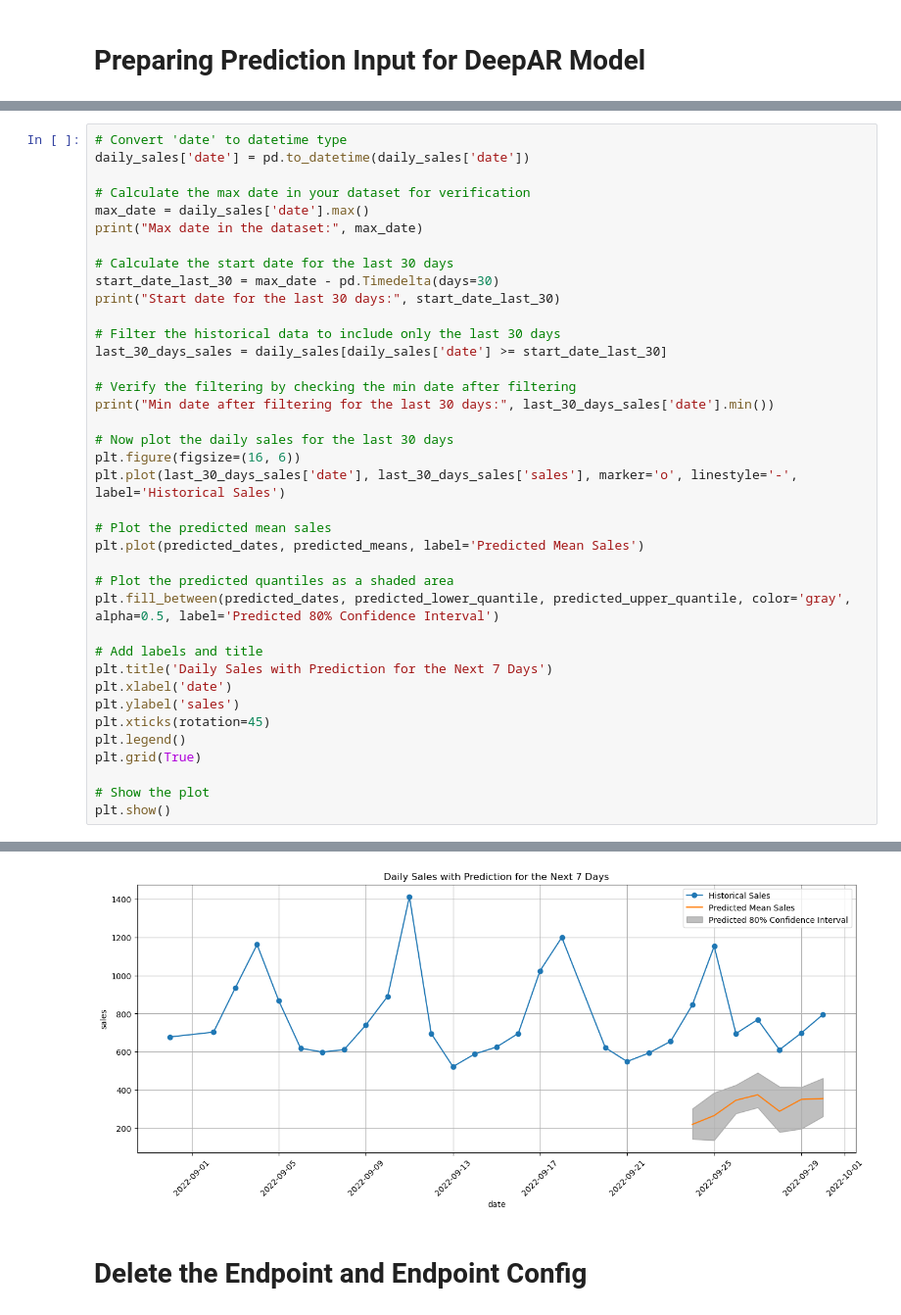
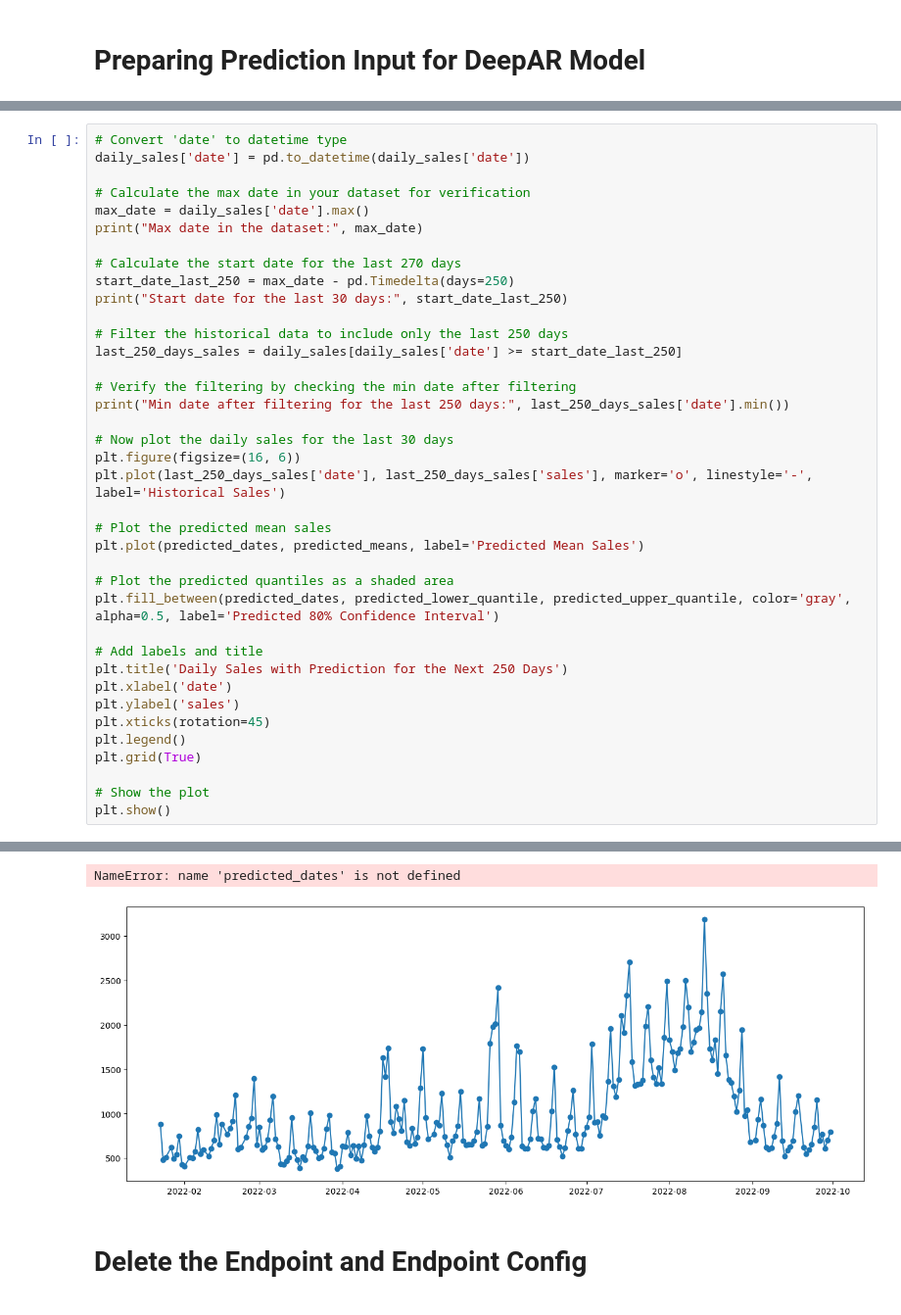
Before and after one commit to Fan020411/Zh725, a Jupyter notebook: Individual_2.ipynb, the cells around one changed output, grey strips where cells are left out. Shown at 98% size. Drawn from its saved outputs; the diff is of its cells as text.

```diff
--- a/Individual_2.ipynb
+++ b/Individual_2.ipynb
@@ -685,19 +710,19 @@ daily_sales['date'] = pd.to_datetime(daily_sales['date'])
 max_date = daily_sales['date'].max()
 print("Max date in the dataset:", max_date)
 
-# Calculate the start date for the last 30 days
-start_date_last_30 = max_date - pd.Timedelta(days=30)
-print("Start date for the last 30 days:", start_date_last_30)
+# Calculate the start date for the last 270 days
+start_date_last_250 = max_date - pd.Timedelta(days=250)
+print("Start date for the last 30 days:", start_date_last_250)
 
-# Filter the historical data to include only the last 30 days
-last_30_days_sales = daily_sales[daily_sales['date'] >= start_date_last_30]
+# Filter the historical data to include only the last 250 days
+last_250_days_sales = daily_sales[daily_sales['date'] >= start_date_last_250]
 
 # Verify the filtering by checking the min date after filtering
-print("Min date after filtering for the last 30 days:", last_30_days_sales['date'].min())
+print("Min date after filtering for the last 250 days:", last_250_days_sales['date'].min())
 
 # Now plot the daily sales for the last 30 days
 plt.figure(figsize=(16, 6))
-plt.plot(last_30_days_sales['date'], last_30_days_sales['sales'], marker='o', linestyle='-', label='Historical Sales')
+plt.plot(last_250_days_sales['date'], last_250_days_sales['sales'], marker='o', linestyle='-', label='Historical Sales')
 
 # Plot the predicted mean sales
 plt.plot(predicted_dates, predicted_means, label='Predicted Mean Sales')
@@ -706,7 +731,7 @@ plt.plot(predicted_dates, predicted_means, label='Predicted Mean Sales')
 plt.fill_between(predicted_dates, predicted_lower_quantile, predicted_upper_quantile, color='gray', alpha=0.5, label='Predicted 80% Confidence Interval')
 
 # Add labels and title
-plt.title('Daily Sales with Prediction for the Next 7 Days')
+plt.title('Daily Sales with Prediction for the Next 250 Days')
 plt.xlabel('date')
 plt.ylabel('sales')
 plt.xticks(rotation=45)
@@ -722,4 +747,5 @@ Min date after filtering for the last 30 days: 2022-08-31 00:00:00
+NameError: name 'predicted_dates' is not defined
-[figure, old version]
+[figure, new version]
 # %% [markdown]
 # Delete the Endpoint and Endpoint Config
 # %%
```
Also changed, not shown: parts of 12 cells of this notebook.
